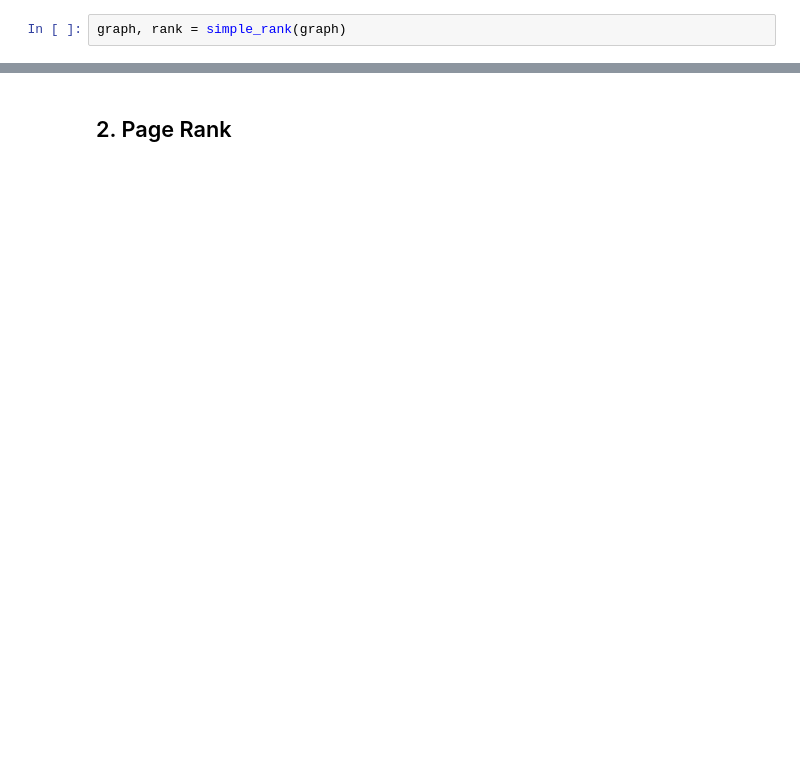
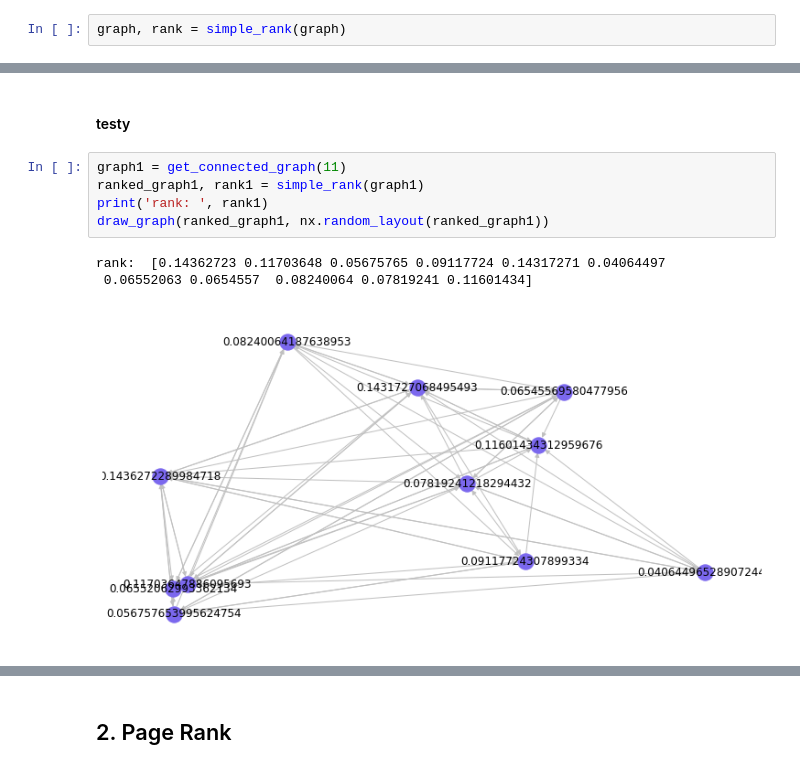
Before and after one commit to mhawryluk/mownit, a Jupyter notebook: lab9/lab9.ipynb, the cells around one changed output, grey strips where cells are left out. Saved outputs shown, nothing was run; the diff lists cells and outputs as text; blank space fills up the shorter version.

```diff
--- a/lab9/lab9.ipynb
+++ b/lab9/lab9.ipynb
@@ -82,0 +83,11 @@ draw_graph(graph, pos)
+# %% [markdown]
+#### testy
+# %%
+graph1 = get_connected_graph(11)
+ranked_graph1, rank1 = simple_rank(graph1)
+print('rank: ', rank1)
+draw_graph(ranked_graph1, nx.random_layout(ranked_graph1))
+# %% [output]
+rank:  [0.14362723 0.11703648 0.05675765 0.09117724 0.14317271 0.04064497
+ 0.06552063 0.0654557  0.08240064 0.07819241 0.11601434]
+[figure, added]
```
Also changed, not shown: parts of 31 cells of this notebook.
